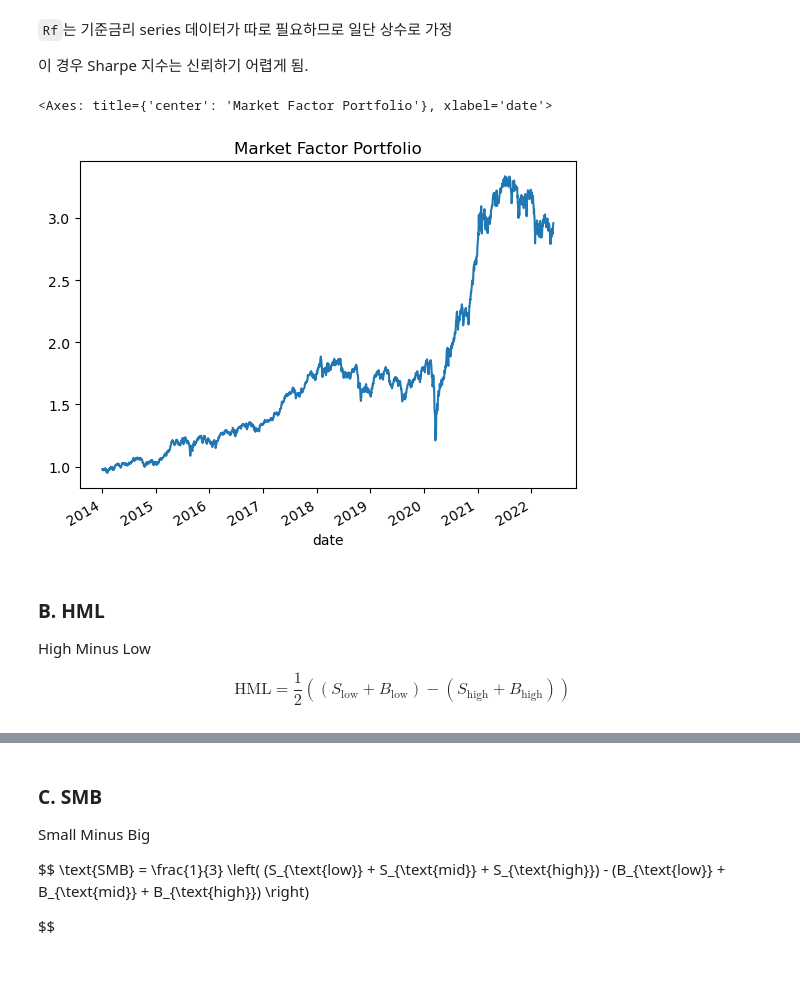
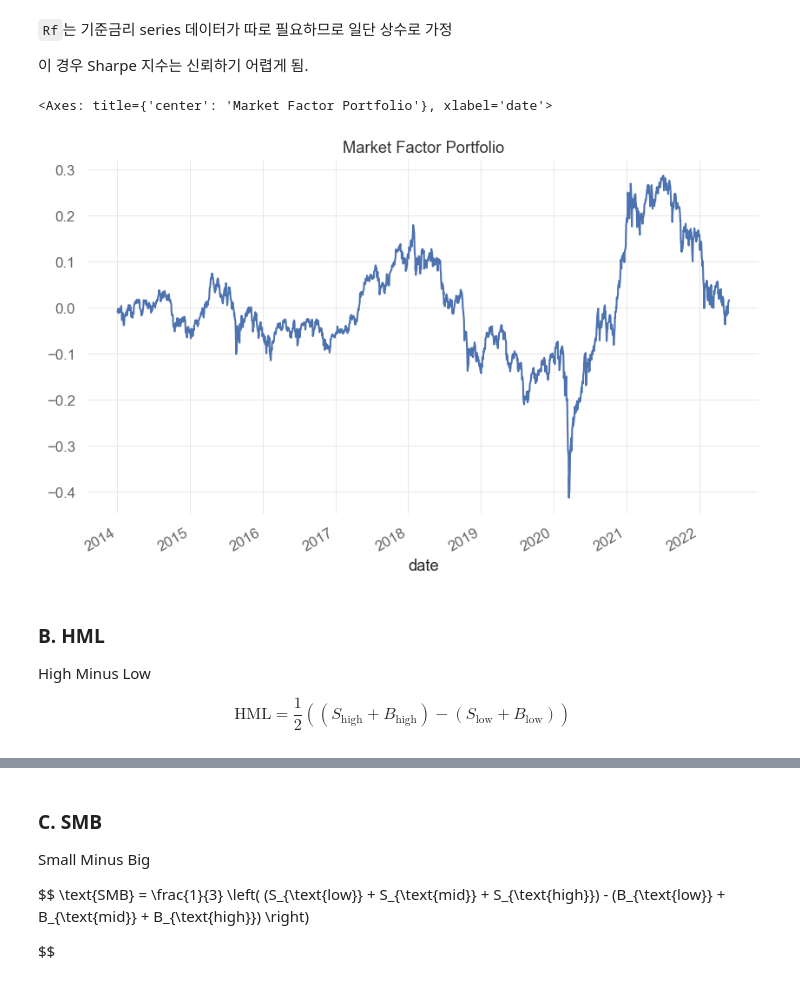
Before and after one commit to jaepil-choi/qtrsch, a Jupyter notebook: factor_research.ipynb, the cells around one changed output, grey strips where cells are left out. Cells and saved outputs as stored; diff of their text form; code cells hidden in the pictures.

```diff
--- a/factor_research.ipynb
+++ b/factor_research.ipynb
@@ -182,0 +201,3 @@ return_2d.shape
+# %%
+fnguide_universe = set(return_2d.columns)
+kqdl_universe = set(pbr_2d.columns)
@@ -182,0 +253,5 @@ return_2d.shape
+# %%
+return_2d = return_2d.loc[:, list(kqdl_universe)].copy()
+tradingmoneyvolume_2d = tradingmoneyvolume_2d.loc[:, list(kqdl_universe)].copy()
+mktcap_2d = mktcap_2d.loc[:, list(kqdl_universe)].copy()
+foreigner_2d = foreigner_2d.loc[:, list(kqdl_universe)].copy()
@@ -186,0 +270,2 @@ Fama-French 3 Factor Portfolio를 만들어 단순 시가총액 가중 포트폴
+# %%
+return_1dshift = return_2d.shift(-1)
@@ -196,21 +285,21 @@ $$ R_m - R_f $$
 RISK_FREE = 0.04 / 252 # 1년 4% 수익률을 252일로 나눔
 # %%
 cap_weight = mktcap_2d.div(mktcap_2d.sum(axis=1), axis=0)
-Rm = (return_2d - RISK_FREE).mul(cap_weight).sum(axis=1)
+Rm = (return_1dshift - RISK_FREE).mul(cap_weight).sum(axis=1)
 # %%
 Rm.index = pd.to_datetime(Rm.index)
 # %%
-(1+Rm).cumprod().plot(title='Market Factor Portfolio')
+((1+Rm).cumprod()-1).plot(title='Market Factor Portfolio')
 # %% [output]
 <Axes: title={'center': 'Market Factor Portfolio'}, xlabel='date'>
-[figure, old version]
+[figure, new version]
 # %% [markdown]
 ### B. HML
 
 High Minus Low
 
 $$
-\text{HML} = \frac{1}{2} \left( (S_{\text{low}} + B_{\text{low}}) - (S_{\text{high}} + B_{\text{high}}) \right)
+\text{HML} = \frac{1}{2} \left( (S_{\text{high}} + B_{\text{high}}) - (S_{\text{low}} + B_{\text{low}}) \right)
 $$
 # %%
 small_2d = mktcap_2d.rank(axis=1, method='dense', ascending=False) >= mktcap_2d.shape[1] / 2
```
Also changed, not shown: parts of 33 cells of this notebook.
